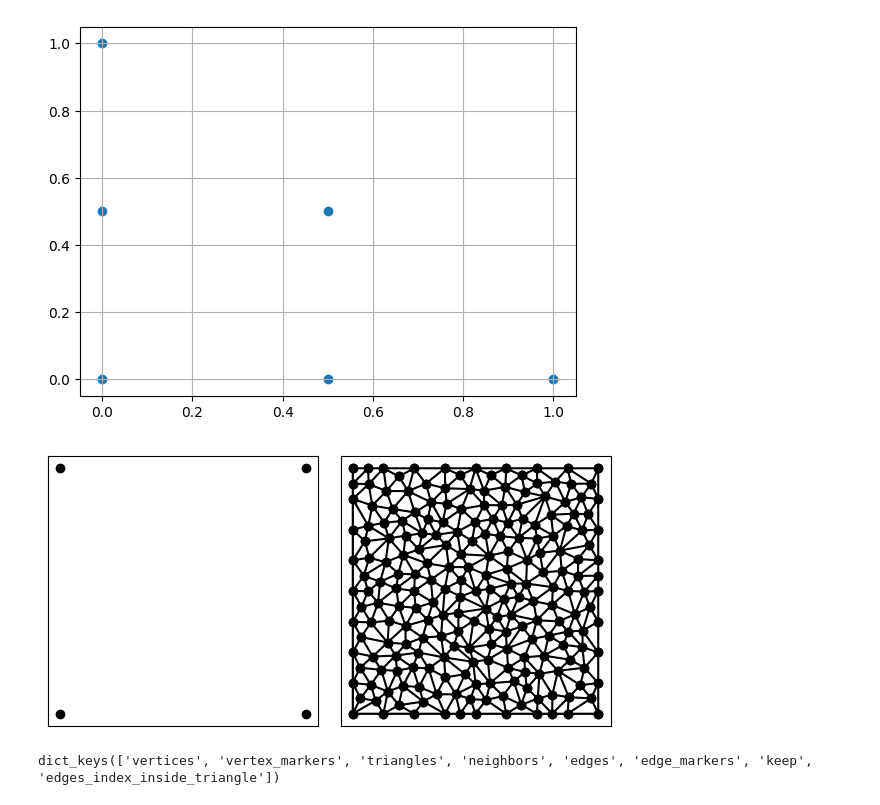
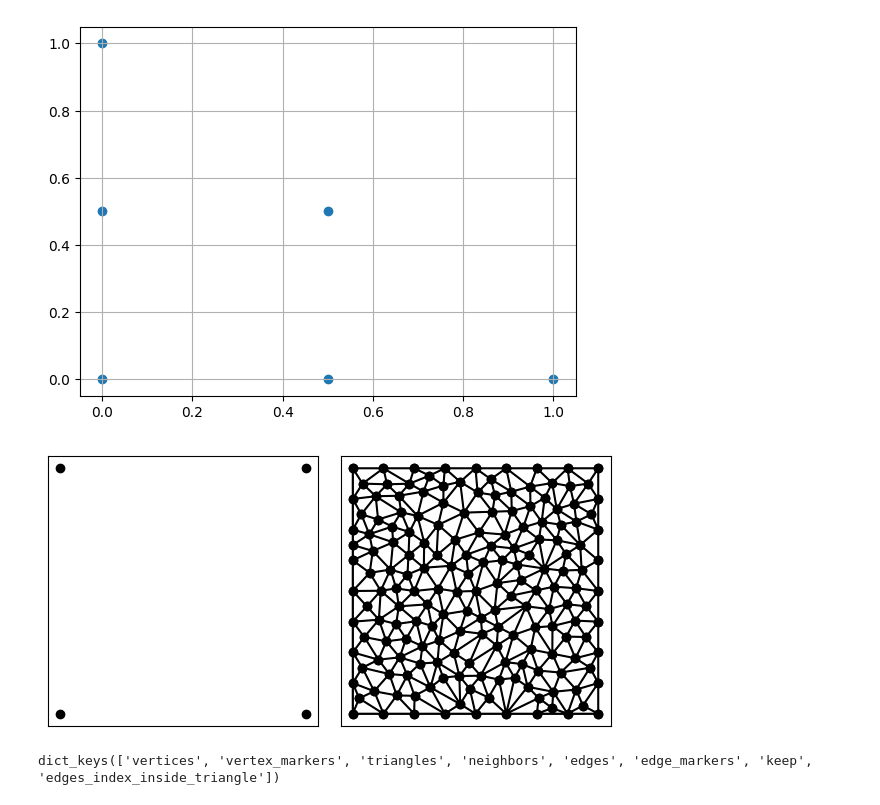
Before and after one commit to jar-evans/IVPINN, a Jupyter notebook: temp_mariano/mesh_final.ipynb, the cells around one changed output. Saved outputs shown, nothing was run; the diff lists cells and outputs as text; code cells hidden in the pictures.

```diff
--- a/temp_mariano/mesh_final.ipynb
+++ b/temp_mariano/mesh_final.ipynb
@@ -53,17 +53,17 @@ degree =  2  , local dof =  6  internal dof =  0  points inside each edge =  1
 # %%
 import matplotlib.pyplot as plt
 import numpy as np
 import triangle as tr
 
 
 
 # Step 1: Generate a fine mesh
 A = dict(vertices=np.array(((0, 0), (1, 0), (1, 1), (0, 1))))
-B = tr.triangulate(A,'qnea0.004')
+B = tr.triangulate(A,'qnea0.005')
 
 tr.compare(plt, A, B)
 # %% [output]
-[figure, old version]
+[figure, new version]
 # %%
 
 #edges flipping
```
Also changed, not shown: parts of 14 cells of this notebook, 4 other files.
